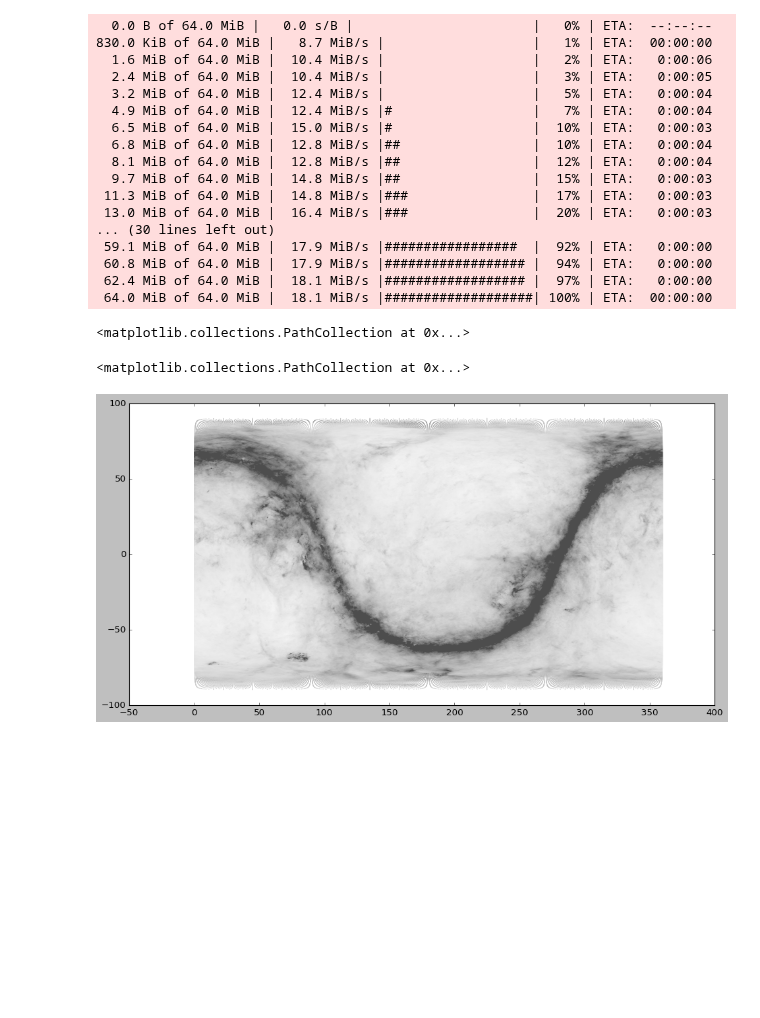
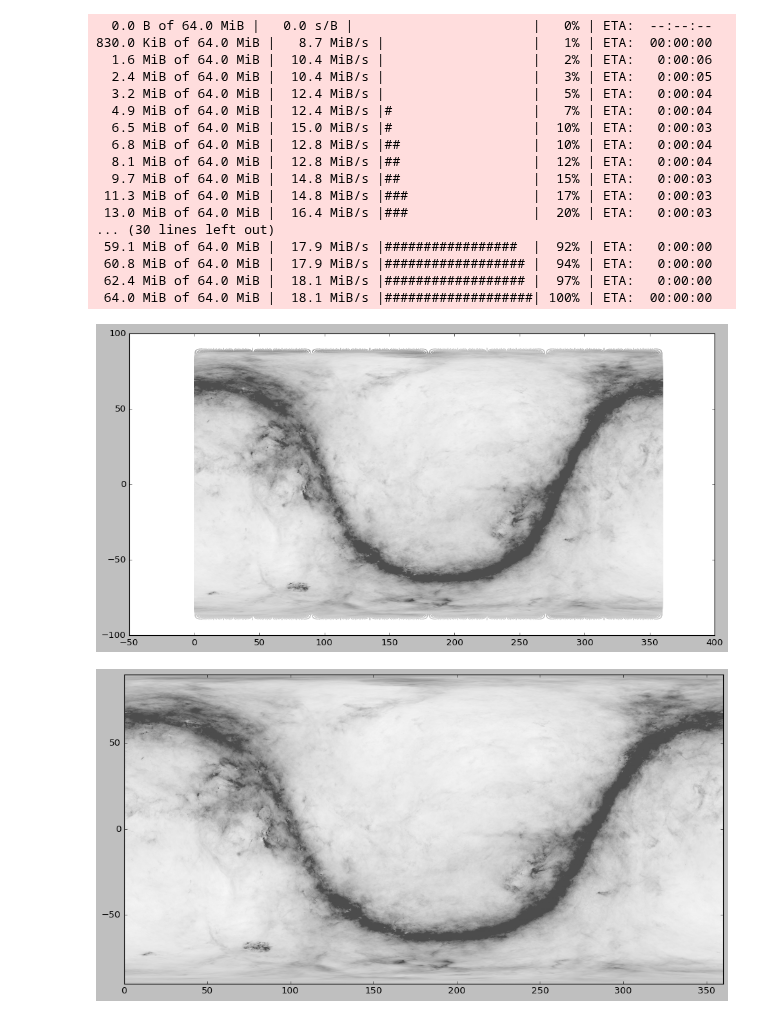
Before and after one commit to ZoeyZhu2/BBH-Visualization, a Jupyter notebook: bbh_visualization.ipynb, the cells around one changed output. Saved outputs shown, nothing was run; the diff lists cells and outputs as text; code cells hidden in the pictures; blank space fills up the shorter version.

Commit message:
imshow generation for SFD Dust Map and Optical Depth from Hydrogen

```diff
--- a/bbh_visualization.ipynb
+++ b/bbh_visualization.ipynb
@@ -474,9 +470,9 @@ Downloading https://dataverse.harvard.edu/api/access/datafile/2902695 ...
 # %%
 #Cell 12: overlay milky way
 # Sample the dust map at every HEALPix pixel center
-nside = 512  # Higher resolution for better dust map detail
-npix  = hp.nside2npix(nside)
-theta, phi = hp.pix2ang(nside, np.arange(npix))
+# nside = 512  # Higher resolution for better dust map detail
+npix  = hp.nside2npix(target_nside)
+theta, phi = hp.pix2ang(target_nside, np.arange(npix))
 
 ra  = np.degrees(phi)
 dec = 90 - np.degrees(theta)
@@ -508,6 +504,40 @@ plt.show()
 
 #eventually put this with the bbh events
 # %% [output]
-<matplotlib.collections.PathCollection at 0x...>
-<matplotlib.collections.PathCollection at 0x...>
 [figure]
+# %%
+#Cell 12: SFD display with imshow
+# Build regular 2D grid
+ra_grid  = np.linspace(0, 360, 1400) #an array from 0 to 360 with 1400 steps (1 for each pixel)
+dec_grid = np.linspace(-90, 90, 700) #an array from -90 to 90 with 700 steps (1 for each pixel)
+ra_2d, dec_2d = np.meshgrid(ra_grid, dec_grid) #creates two 2D arrays with ra_grid as rows for ra_2D and dec_grid as columns for dec_2D to store ra and dec for every pixel
+
+# Query SFD at every grid point
+#creating proper coordinates
+coords = SkyCoord(
+    ra=ra_2d.ravel() * u.deg, #ravel flattens the 2D grid into a 1D list of 980,000 coordinates (700×1400)
+    dec=dec_2d.ravel() * u.deg,
+    frame='icrs'
+)
+sfd = SFDQuery()
+#ebv for dust in line of sight
+ebv = sfd(coords).reshape(700, 1400)  #reshape from 1D list back to 2D grid
+
+# Normalize to grayscale
+ebv_clipped = np.clip(ebv, 0, 1.5) #cap at 1.5 because anything above is also very dusty
+gray_grid = 1.0 - 0.7 * (ebv_clipped / 1.5) ** 0.5  # white=low dust, dark=high dust
+#ebv_clipped / 1.5 -> 0 to 1 range
+#** 0.5 square root stretch (so low dust values higher contrast)
+#0.7 to prevent pure black
+#1- to invert so low dust is white and high dust is dark grey
+
+# Plot. fig is base. Plotting dust on top of it.
+fig, ax = plt.subplots(figsize=(14, 7))
+#same as: fig = plt.figure(figsize=(14, 7) and ax = fig.add_subplot(111)
+ax.imshow(gray_grid, origin='lower', extent=[0, 360, -90, 90],
+          cmap='gray', vmin=0, vmax=1, aspect='auto')
+ax.set_xlim(0, 360)
+ax.set_ylim(-90, 90)
+plt.show()
+# %% [output]
+[figure, added]
```
Also changed, not shown: parts of 9 cells of this notebook.
